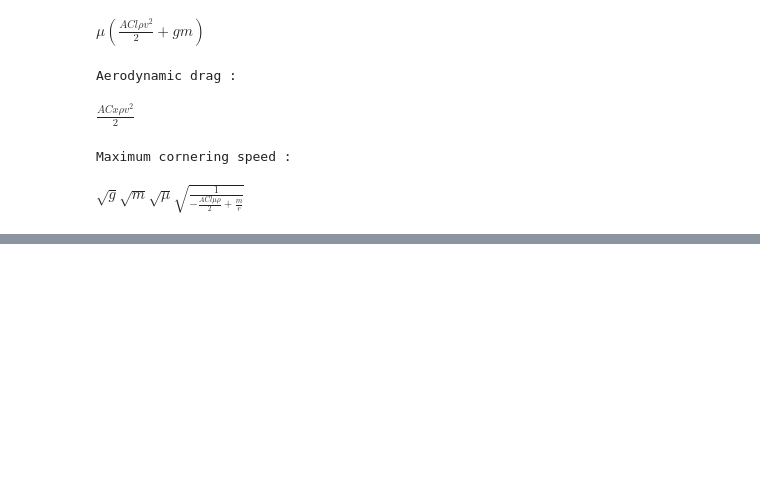
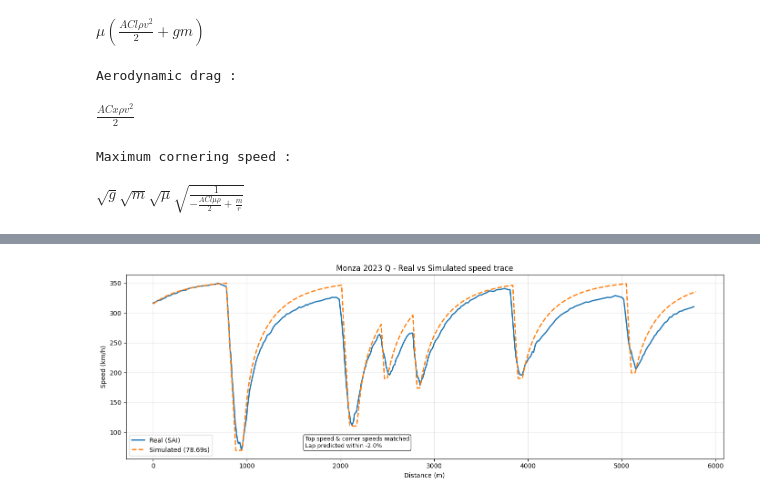
Before and after one commit to edouardbougeant-dotcom/motorsport-telemetry-analysis, a Jupyter notebook: 08_point_mass_model.ipynb, the cells around one changed output, grey strips where cells are left out. Saved outputs shown, nothing was run; the diff lists cells and outputs as text; code cells hidden in the pictures; blank space fills up the shorter version.

```diff
--- a/08_point_mass_model.ipynb
+++ b/08_point_mass_model.ipynb
@@ -388,0 +311,23 @@ Each Delta represents time gained vs the calibrated baseline.
+# %%
+L_EXIT = 100.0     # friction-circle recovery length (m) - steering unwind
+Cl_cal = 3.023     # downforce - reproduces the measured corner speeds
+
+# (a) Naive calibration on lap time - shown to be circular
+Cx_laptime = brentq(lambda c: simulate_lap_time(c, Cl=Cl_cal, L_exit=L_EXIT) - real_lap_time, 0.3, 3.0)
+_, _, v_lt = simulate_lap_time(Cx_laptime, Cl=Cl_cal, L_exit=L_EXIT, record=True)
+print("Naive calibration on lap time (circular):")
+print(f"   Cx = {Cx_laptime:.3f}  ->  lap matches ({real_lap_time:.2f}s, 0%) "
+      f"BUT top speed = {v_lt.max():.0f} km/h (measured {real_top_speed:.0f})  <-- unrealistic\n")
+
+# (b) Rigorous decoupled calibration: Cx on measured top speed
+Cx_cal = brentq(lambda c: simulate_lap_time(c, Cl=Cl_cal, L_exit=L_EXIT, record=True)[2].max() - real_top_speed,
+                0.3, 3.0)
+lap_pred, d_sim, v_sim = simulate_lap_time(Cx_cal, Cl=Cl_cal, L_exit=L_EXIT, record=True)
+
+print("Rigorous decoupled calibration:")
+print(f"   Cl = {Cl_cal:.3f}   (calibrated on corner speeds)")
+print(f"   Cx = {Cx_cal:.3f}   (calibrated on top speed)")
+print(f"   simulated top speed = {v_sim.max():.0f} km/h  (measured {real_top_speed:.0f})")
+print(f"   PREDICTED lap time  = {lap_pred:.3f} s  (real {real_lap_time:.3f})")
+print(f"   error               = {(lap_pred-real_lap_time)/real_lap_time*100:+.2f}%\n")
+_ = simulate_lap_time(Cx_cal, Cl=Cl_cal, L_exit=L_EXIT, verbose=True)
@@ -388,0 +358,14 @@ Each Delta represents time gained vs the calibrated baseline.
+# %%
+plt.figure(figsize=(14, 5))
+plt.plot(tel['Distance'], tel['Speed'], label='Real (SAI)', lw=2)
+plt.plot(d_sim, v_sim, '--', label=f'Simulated ({lap_pred:.2f}s)', lw=2)
+plt.xlabel('Distance (m)'); plt.ylabel('Speed (km/h)')
+plt.title('Monza 2023 Q - Real vs Simulated speed trace')
+plt.legend(loc='lower left'); plt.grid(alpha=0.3)
+plt.annotate(f'Top speed & corner speeds matched\nLap predicted within '
+             f'{(lap_pred-real_lap_time)/real_lap_time*100:+.1f}%',
+             xy=(0.30, 0.06), xycoords='axes fraction', fontsize=9,
+             bbox=dict(boxstyle='round', fc='white', alpha=0.85))
+plt.tight_layout(); plt.show()
+# %% [output]
+[figure, added]
```
Also changed, not shown: parts of 20 cells of this notebook.
